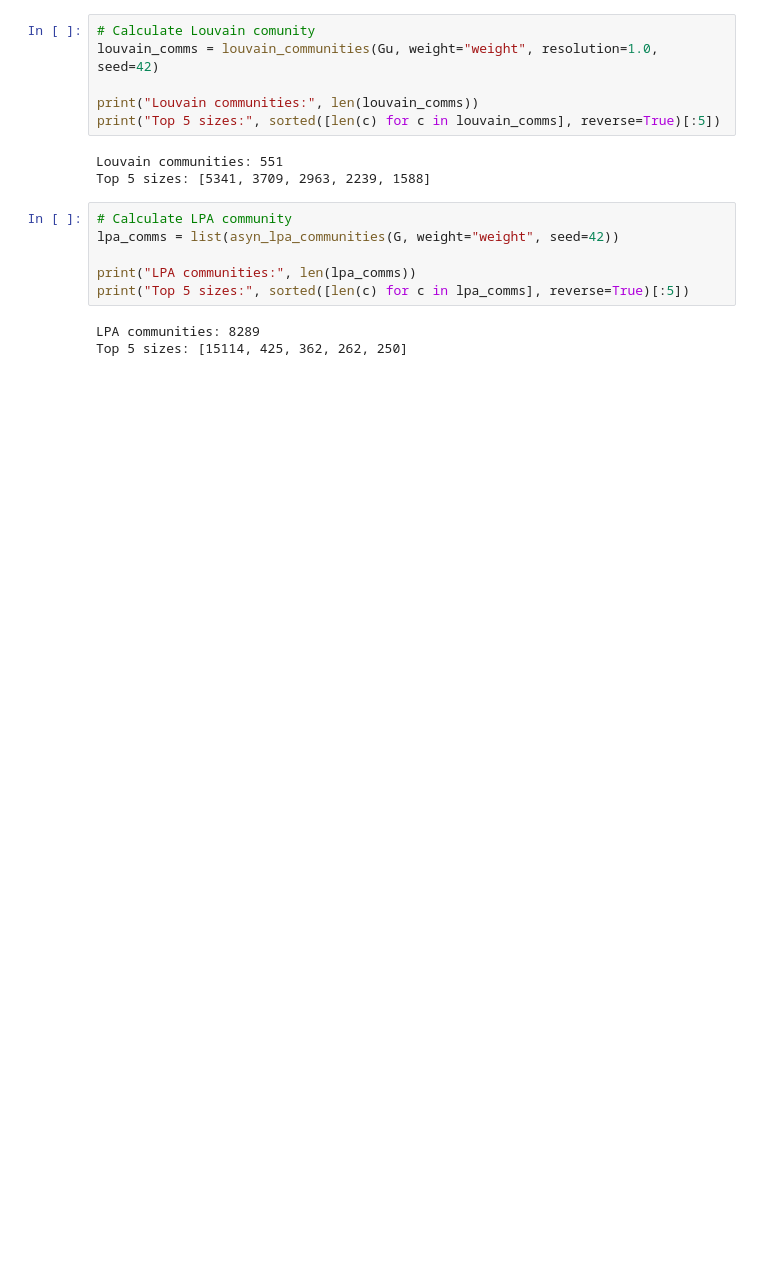
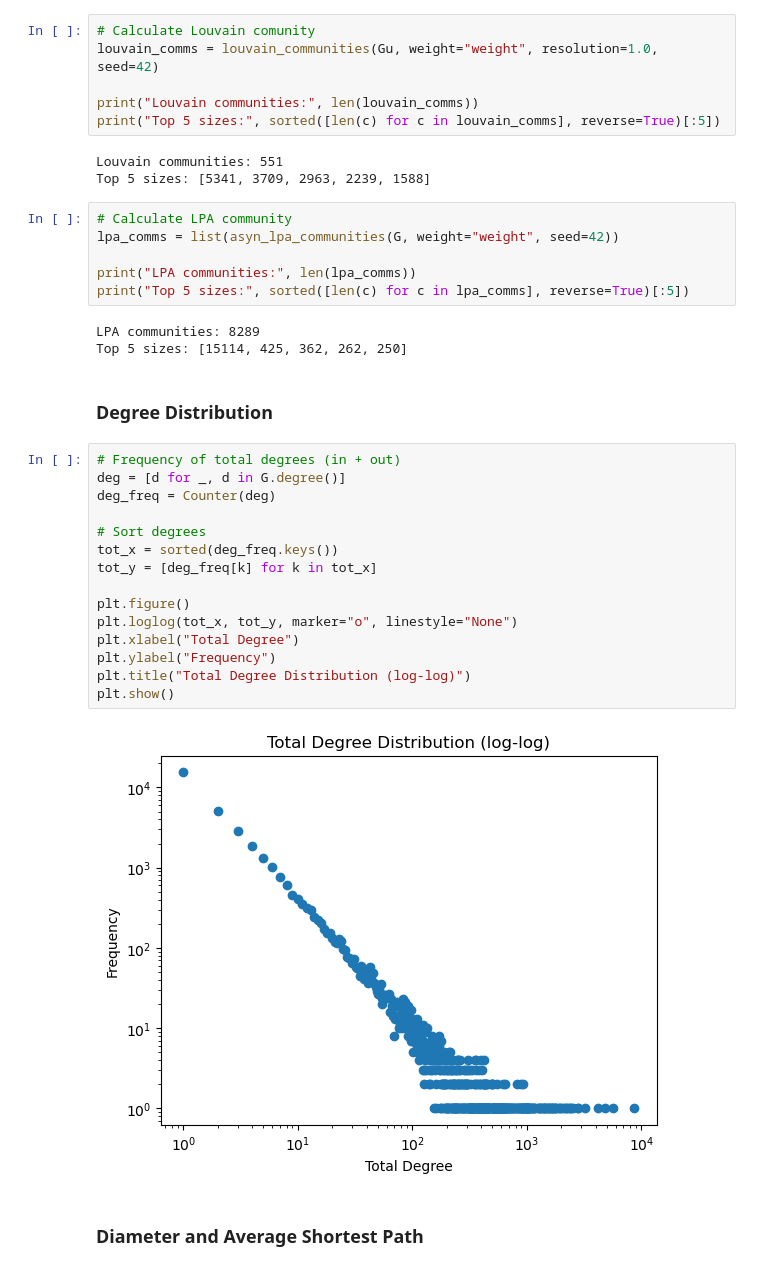
Before and after one commit to graph-networking-project/network-analysis, a Jupyter notebook: reddit_analysis.ipynb, the cells around one changed output. Saved outputs shown, nothing was run; the diff lists cells and outputs as text; blank space fills up the shorter version.

Commit message:
Reformatted notebooks for consistency and added degree distribution, diameter, and average shortest path

```diff
--- a/reddit_analysis.ipynb
+++ b/reddit_analysis.ipynb
@@ -193,3 +189,24 @@ print("Top 5 sizes:", sorted([len(c) for c in lpa_comms], reverse=True)[:5])
 # %% [output]
 LPA communities: 8289
 Top 5 sizes: [15114, 425, 362, 262, 250]
+# %% [markdown]
+### Degree Distribution
+# %%
+# Frequency of total degrees (in + out)
+deg = [d for _, d in G.degree()]
+deg_freq = Counter(deg)
+
+# Sort degrees
+tot_x = sorted(deg_freq.keys())
+tot_y = [deg_freq[k] for k in tot_x]
+
+plt.figure()
+plt.loglog(tot_x, tot_y, marker="o", linestyle="None")
+plt.xlabel("Total Degree")
+plt.ylabel("Frequency")
+plt.title("Total Degree Distribution (log-log)")
+plt.show()
+# %% [output]
+[figure, added]
+# %% [markdown]
+### Diameter and Average Shortest Path
```
Also changed, not shown: parts of 9 cells of this notebook, 6 other files.
